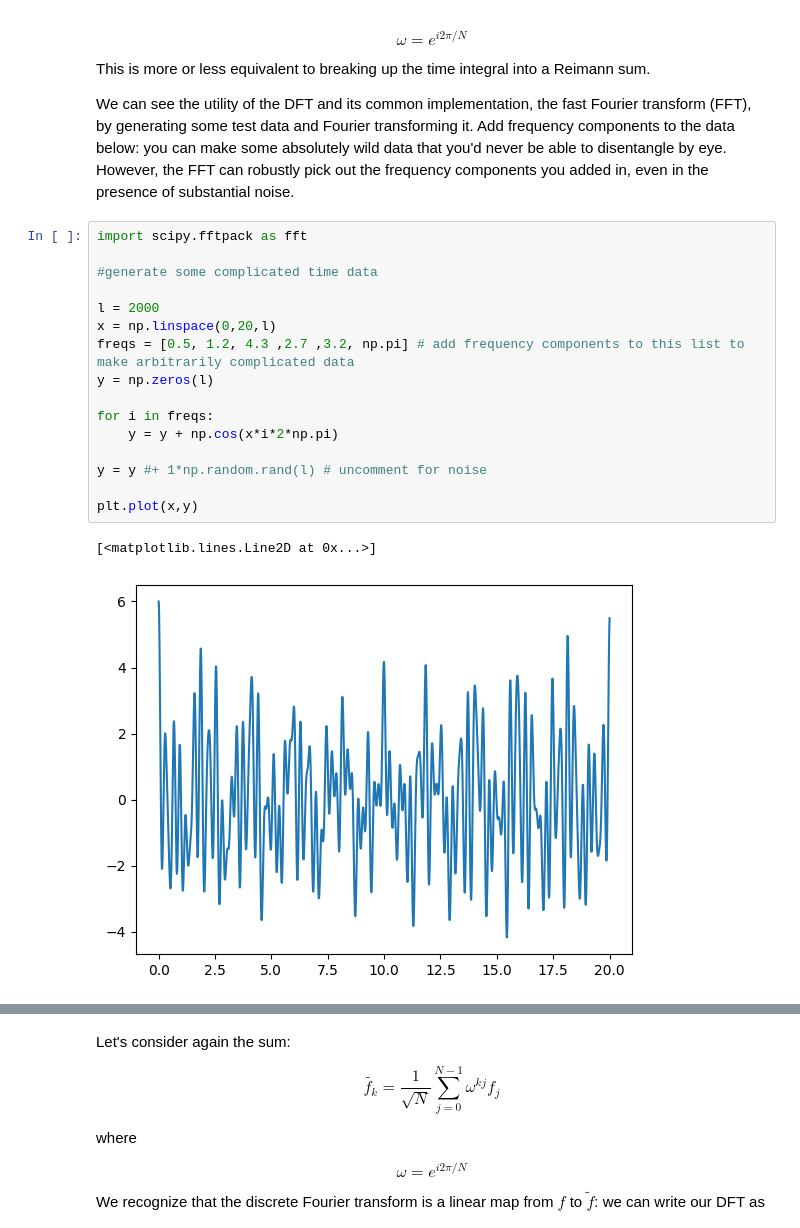
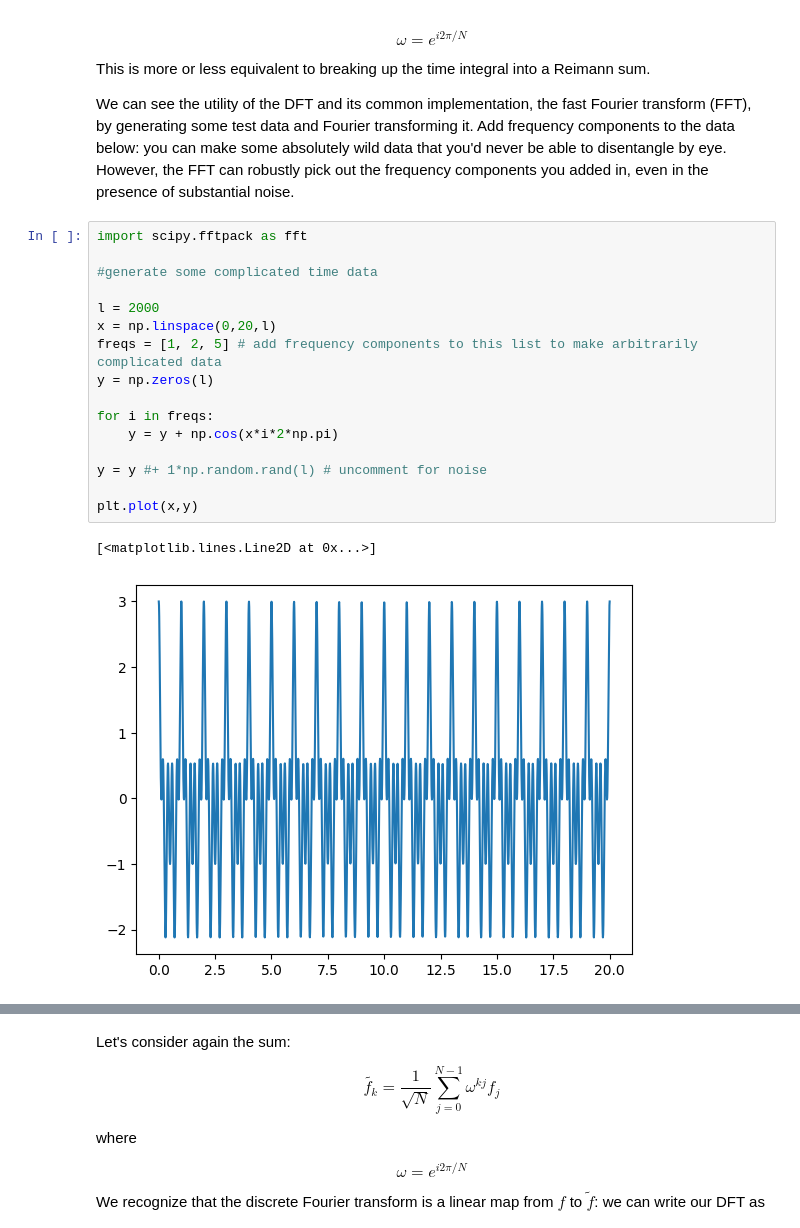
Before and after one commit to NicolaAssolini98/QuantumLab25, a Jupyter notebook: Lab3/1_QFT.ipynb, the cells around one changed output, grey strips where cells are left out. Cells and saved outputs as stored; diff of their text form.

```diff
--- a/Lab3/1_QFT.ipynb
+++ b/Lab3/1_QFT.ipynb
@@ -47,22 +47,22 @@ However, the FFT can robustly pick out the frequency components you added in, ev
 # %%
 import scipy.fftpack as fft
 
 #generate some complicated time data
 
 l = 2000
 x = np.linspace(0,20,l)
-freqs = [0.5, 1.2, 4.3 ,2.7 ,3.2, np.pi] # add frequency components to this list to make arbitrarily complicated data
+freqs = [1, 2, 5] # add frequency components to this list to make arbitrarily complicated data
 y = np.zeros(l)
 
 for i in freqs:
     y = y + np.cos(x*i*2*np.pi)
 
 y = y #+ 1*np.random.rand(l) # uncomment for noise
 
 plt.plot(x,y)
 # %% [output]
 [<matplotlib.lines.Line2D at 0x...>]
-[figure, old version]
+[figure, new version]
 # %%
 y_fft = fft.fft(y)
 
```
Also changed, not shown: parts of 5 cells of this notebook, 8 other files.
